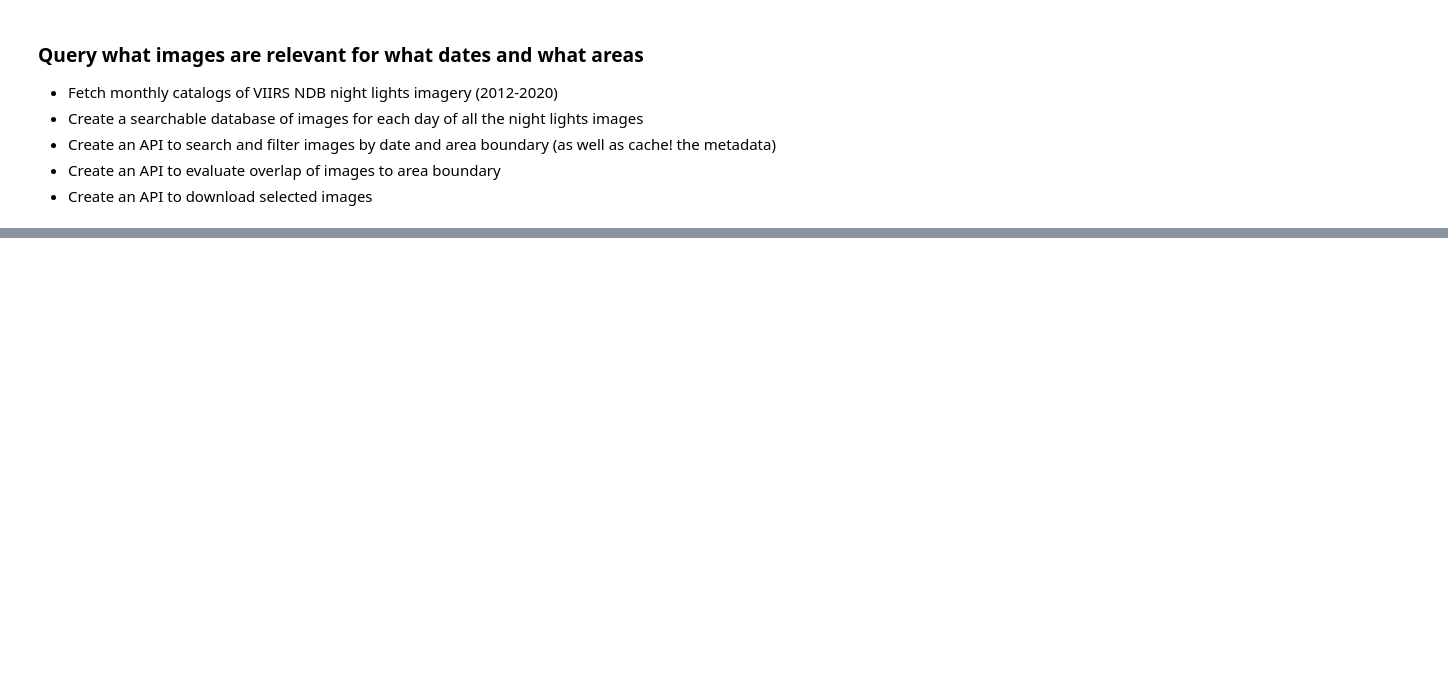
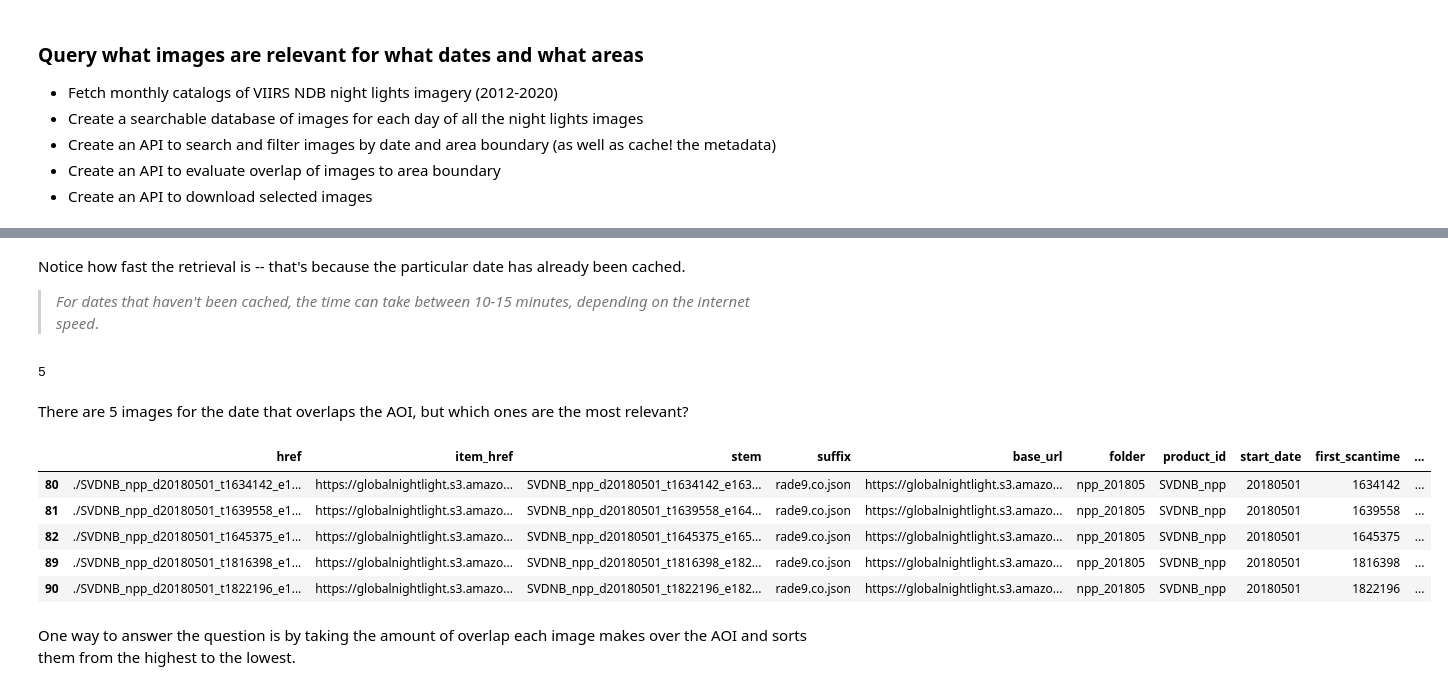
Before and after one commit to butchland/ntlights-processing-utils, a Jupyter notebook: nbs/index.ipynb, the cells around one changed output, grey strips where cells are left out. Saved outputs shown, nothing was run; the diff lists cells and outputs as text; code cells hidden in the pictures; blank space fills up the shorter version.

```diff
--- a/nbs/index.ipynb
+++ b/nbs/index.ipynb
@@ -28,0 +50,4 @@ from ntlights_processing_utils.core import *
+# %%
+#| hide
+pd.set_option('display.max_columns', 500)
+pd.set_option('display.max_colwidth',120)
@@ -28,0 +69,21 @@ from ntlights_processing_utils.core import *
+# %% [markdown]
+Notice how fast the retrieval is -- that's because the particular date has already been cached.
+
+> _For dates that haven't been cached, the time can take between 10-15 minutes, depending on the internet speed_.
+# %%
+len(matched)
+# %% [output]
+5
+# %% [markdown]
+There are 5 images for the date that overlaps the AOI, but which ones are the most relevant?
+# %%
+matched
+# %% [output]
+|  | href | item_href | stem | suffix | base_url | folder | product_id | start_date | first_scantime | ... |
+| 80 | ./SVDNB_npp_d20180501_t1634142_e1... | https://globalnightlight.s3.amazo... | SVDNB_npp_d20180501_t1634142_e163... | rade9.co.json | https://globalnightlight.s3.amazo... | npp_201805 | SVDNB_npp | 20180501 | 1634142 | ... |
+| 81 | ./SVDNB_npp_d20180501_t1639558_e1... | https://globalnightlight.s3.amazo... | SVDNB_npp_d20180501_t1639558_e164... | rade9.co.json | https://globalnightlight.s3.amazo... | npp_201805 | SVDNB_npp | 20180501 | 1639558 | ... |
+| 82 | ./SVDNB_npp_d20180501_t1645375_e1... | https://globalnightlight.s3.amazo... | SVDNB_npp_d20180501_t1645375_e165... | rade9.co.json | https://globalnightlight.s3.amazo... | npp_201805 | SVDNB_npp | 20180501 | 1645375 | ... |
+| 89 | ./SVDNB_npp_d20180501_t1816398_e1... | https://globalnightlight.s3.amazo... | SVDNB_npp_d20180501_t1816398_e182... | rade9.co.json | https://globalnightlight.s3.amazo... | npp_201805 | SVDNB_npp | 20180501 | 1816398 | ... |
+| 90 | ./SVDNB_npp_d20180501_t1822196_e1... | https://globalnightlight.s3.amazo... | SVDNB_npp_d20180501_t1822196_e182... | rade9.co.json | https://globalnightlight.s3.amazo... | npp_201805 | SVDNB_npp | 20180501 | 1822196 | ... |
+# %% [markdown]
+One way to answer the question is by taking the amount of overlap each image makes over the AOI and sorts them from the highest to the lowest.
```
Also changed, not shown: parts of 18 cells of this notebook, 2 other files.
